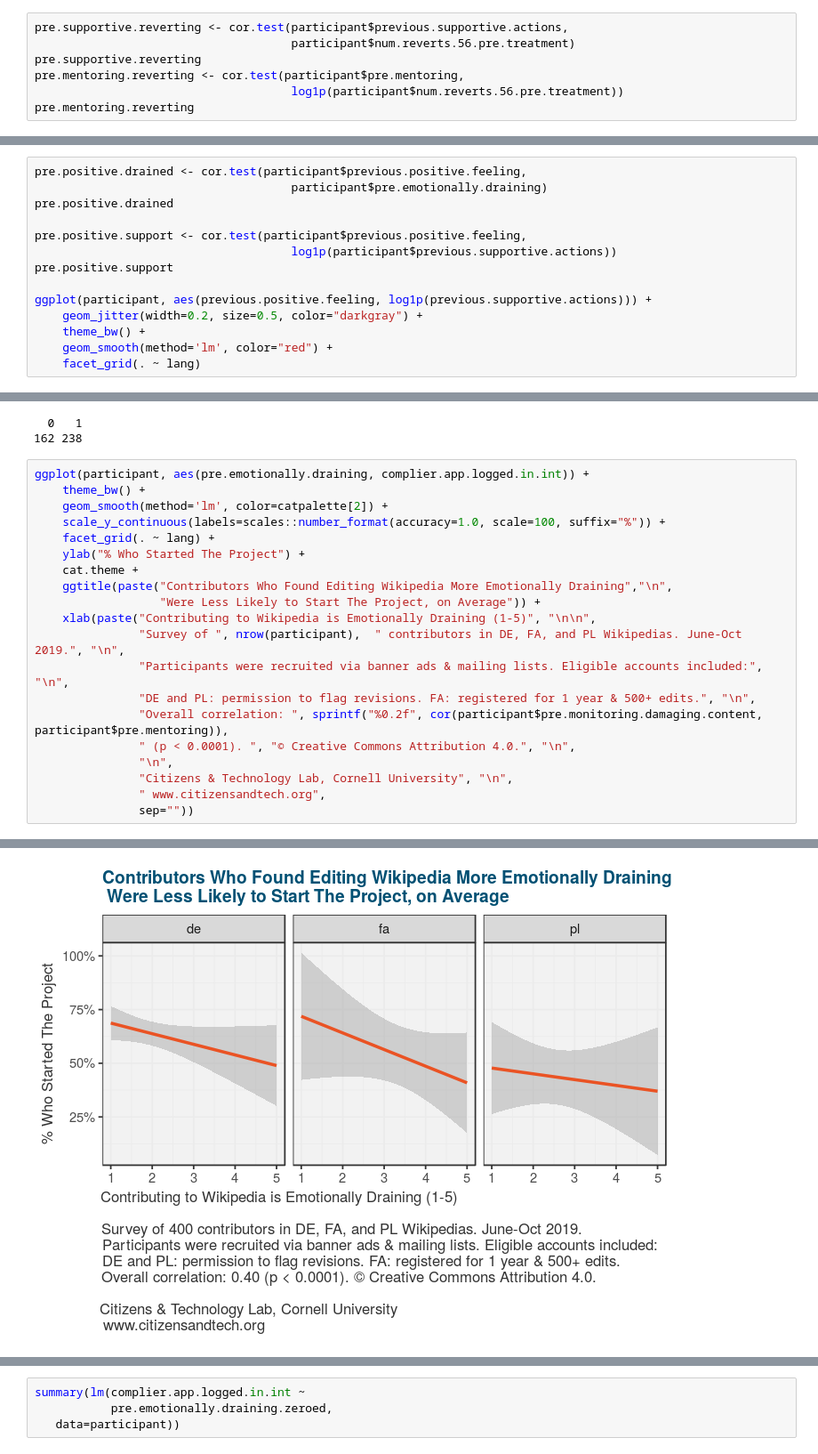
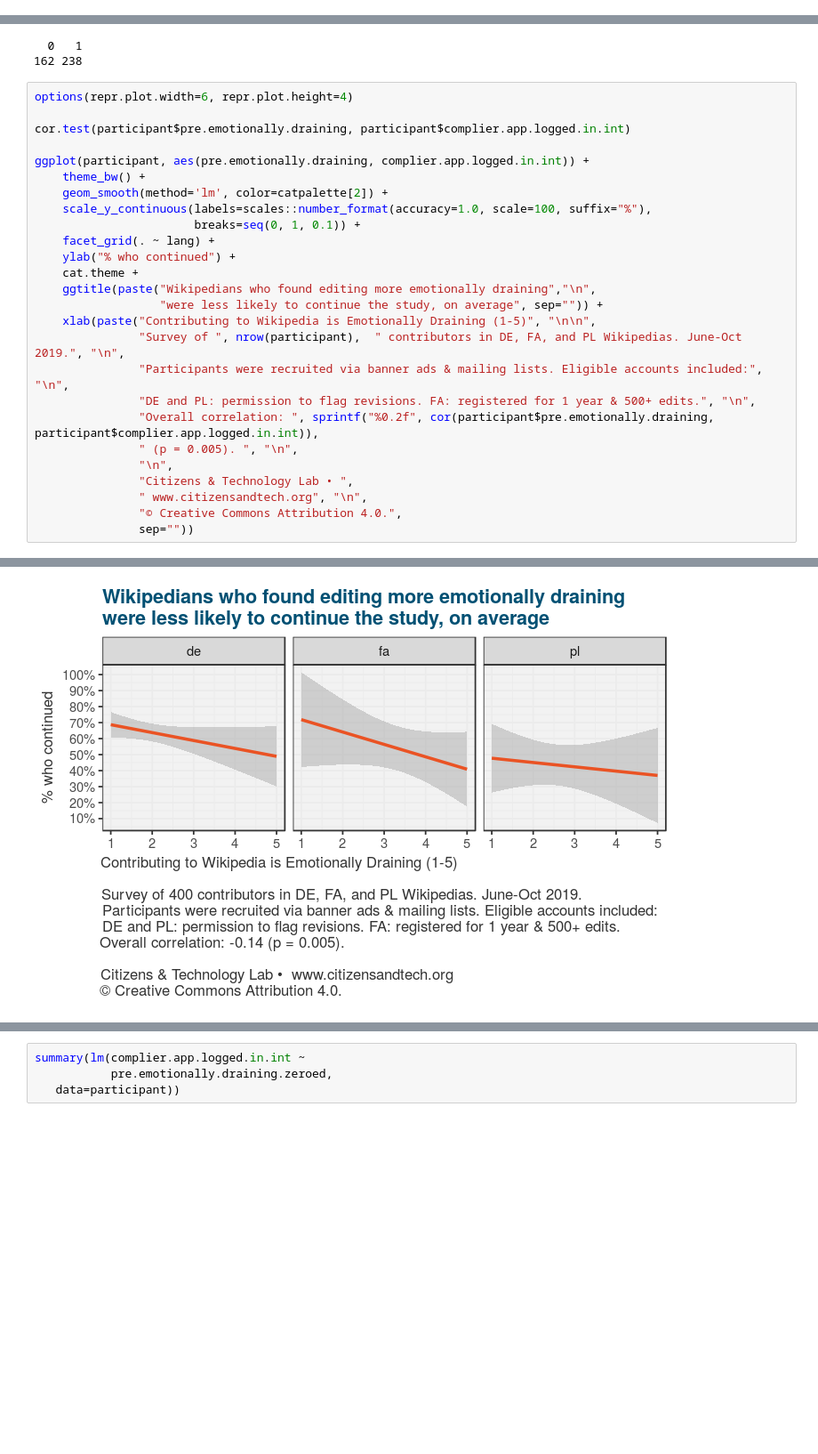
Before and after one commit to citizensandtech/CivilServant-Wikipedia-Analysis, a Jupyter notebook: reports/wikipedia-thanker-2019/Thanker Report Feb 2020.R.ipynb, the cells around one changed output, grey strips where cells are left out. Shown at 89% size. Cells and saved outputs as stored; diff of their text form; blank space fills up the shorter version.

```diff
--- a/reports/wikipedia-thanker-2019/Thanker Report Feb 2020.R.ipynb
+++ b/reports/wikipedia-thanker-2019/Thanker Report Feb 2020.R.ipynb
@@ -298,7 +230,0 @@ summary(participant$num.reverts.56.pre.treatment)
-# %%
-pre.supportive.reverting <- cor.test(participant$previous.supportive.actions,
-                                     participant$num.reverts.56.pre.treatment)
-pre.supportive.reverting
-pre.mentoring.reverting <- cor.test(participant$pre.mentoring,
-                                     log1p(participant$num.reverts.56.pre.treatment))
-pre.mentoring.reverting
@@ -380,17 +419,3 @@ summary(factor(participant$pre.emotionally.draining))
   1.000   1.000   2.000   2.228   3.000   5.000
   1   2   3   4   5
 122 147  65  50  16
-# %%
-pre.positive.drained <- cor.test(participant$previous.positive.feeling,
-                                     participant$pre.emotionally.draining)
-pre.positive.drained
-
-pre.positive.support <- cor.test(participant$previous.positive.feeling,
-                                     log1p(participant$previous.supportive.actions))
-pre.positive.support
-
-ggplot(participant, aes(previous.positive.feeling, log1p(previous.supportive.actions))) +
-    geom_jitter(width=0.2, size=0.5, color="darkgray") +
-    theme_bw() +
-    geom_smooth(method='lm', color="red") +
-    facet_grid(. ~ lang)
@@ -507,23 +466,29 @@ summary(factor(participant$complier.app.logged.in.int))
   0   1
 162 238
 # %%
+options(repr.plot.width=6, repr.plot.height=4)
+
+cor.test(participant$pre.emotionally.draining, participant$complier.app.logged.in.int)
+
 ggplot(participant, aes(pre.emotionally.draining, complier.app.logged.in.int)) +
     theme_bw() +
     geom_smooth(method='lm', color=catpalette[2]) +
-    scale_y_continuous(labels=scales::number_format(accuracy=1.0, scale=100, suffix="%")) +
+    scale_y_continuous(labels=scales::number_format(accuracy=1.0, scale=100, suffix="%"),
+                       breaks=seq(0, 1, 0.1)) +
     facet_grid(. ~ lang) +
-    ylab("% Who Started The Project") +
+    ylab("% who continued") +
     cat.theme +
-    ggtitle(paste("Contributors Who Found Editing Wikipedia More Emotionally Draining","\n",
-                  "Were Less Likely to Start The Project, on Average")) +
+    ggtitle(paste("Wikipedians who found editing more emotionally draining","\n",
+                  "were less likely to continue the study, on average", sep="")) +
     xlab(paste("Contributing to Wikipedia is Emotionally Draining (1-5)", "\n\n",
                "Survey of ", nrow(participant),  " contributors in DE, FA, and PL Wikipedias. June-Oct 2019.", "\n",
                "Participants were recruited via banner ads & mailing lists. Eligible accounts included:", "\n",
                "DE and PL: permission to flag revisions. FA: registered for 1 year & 500+ edits.", "\n",
-               "Overall correlation: ", sprintf("%0.2f", cor(participant$pre.monitoring.damaging.content, participant$pre.mentoring)),
-               " (p < 0.0001). ", "© Creative Commons Attribution 4.0.", "\n",
+               "Overall correlation: ", sprintf("%0.2f", cor(participant$pre.emotionally.draining, participant$complier.app.logged.in.int)),
+               " (p = 0.005). ", "\n",
                "\n",
-               "Citizens & Technology Lab, Cornell University", "\n",
-               " www.citizensandtech.org",
+               "Citizens & Technology Lab • ",
+               " www.citizensandtech.org", "\n",
+               "© Creative Commons Attribution 4.0.",
                sep=""))
 # %% [output]
@@ -530 +505 @@ ggplot(participant, aes(pre.emotionally.draining, complier.app.logged.in.int)) +
-[figure, old version]
+[figure, new version]
```
Also changed, not shown: parts of 70 cells of this notebook.
